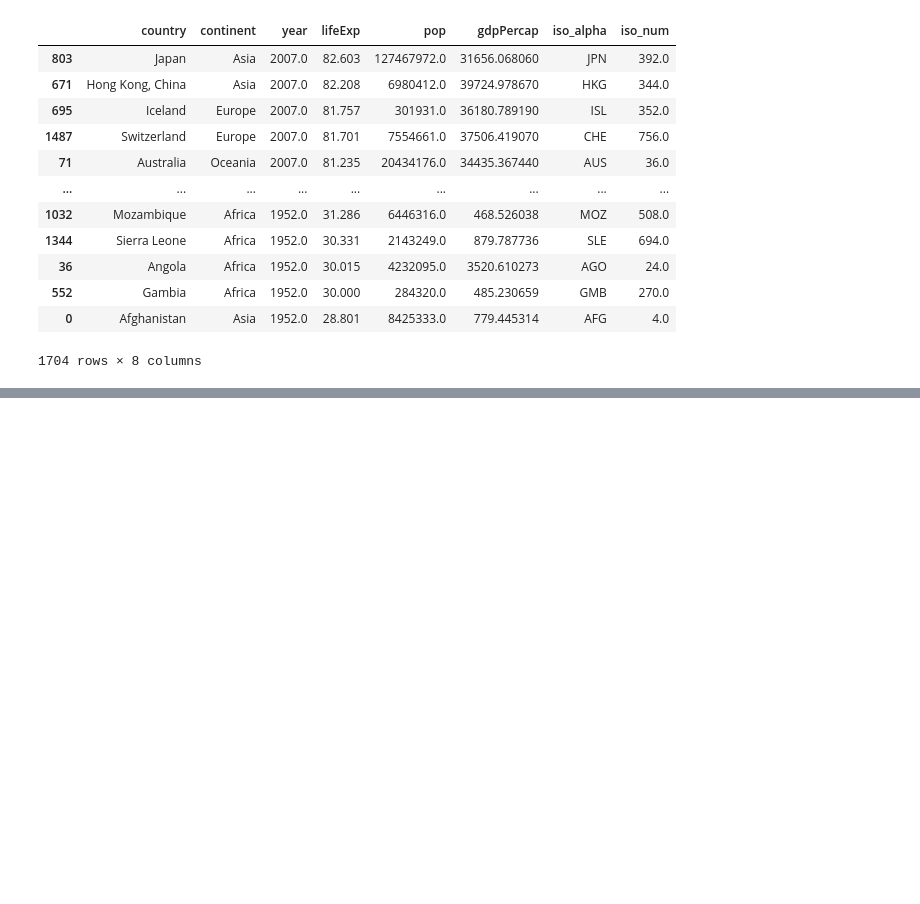
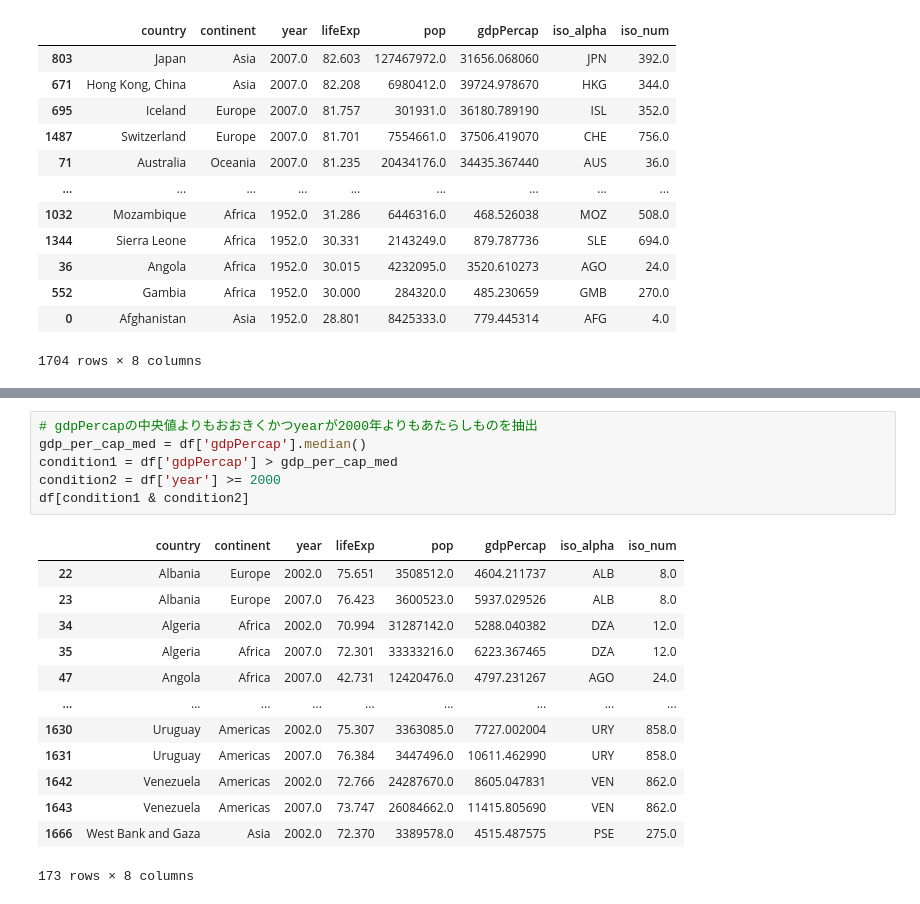
Before and after one commit to RYOTA2528/data_analysis_practice, a Jupyter notebook: DAYxxx_python_larning_list/[DAY17_3]dataFrameの再学習.ipynb, the cells around one changed output, grey strips where cells are left out. Saved outputs shown, nothing was run; the diff lists cells and outputs as text; blank space fills up the shorter version.

```diff
--- a/DAYxxx_python_larning_list/[DAY17_3]dataFrameの再学習.ipynb
+++ b/DAYxxx_python_larning_list/[DAY17_3]dataFrameの再学習.ipynb
@@ -209,0 +259,20 @@ df.sort_values(by=['year','lifeExp'], ascending=False)
+# %%
+# gdpPercapの中央値よりもおおきくかつyearが2000年よりもあたらしものを抽出
+gdp_per_cap_med = df['gdpPercap'].median()
+condition1 = df['gdpPercap'] > gdp_per_cap_med
+condition2 = df['year'] >= 2000
+df[condition1 & condition2]
+# %% [output]
+|  | country | continent | year | lifeExp | pop | gdpPercap | iso_alpha | iso_num |
+| 22 | Albania | Europe | 2002.0 | 75.651 | 3508512.0 | 4604.211737 | ALB | 8.0 |
+| 23 | Albania | Europe | 2007.0 | 76.423 | 3600523.0 | 5937.029526 | ALB | 8.0 |
+| 34 | Algeria | Africa | 2002.0 | 70.994 | 31287142.0 | 5288.040382 | DZA | 12.0 |
+| 35 | Algeria | Africa | 2007.0 | 72.301 | 33333216.0 | 6223.367465 | DZA | 12.0 |
+| 47 | Angola | Africa | 2007.0 | 42.731 | 12420476.0 | 4797.231267 | AGO | 24.0 |
+| ... | ... | ... | ... | ... | ... | ... | ... | ... |
+| 1630 | Uruguay | Americas | 2002.0 | 75.307 | 3363085.0 | 7727.002004 | URY | 858.0 |
+| 1631 | Uruguay | Americas | 2007.0 | 76.384 | 3447496.0 | 10611.462990 | URY | 858.0 |
+| 1642 | Venezuela | Americas | 2002.0 | 72.766 | 24287670.0 | 8605.047831 | VEN | 862.0 |
+| 1643 | Venezuela | Americas | 2007.0 | 73.747 | 26084662.0 | 11415.805690 | VEN | 862.0 |
+| 1666 | West Bank and Gaza | Asia | 2002.0 | 72.370 | 3389578.0 | 4515.487575 | PSE | 275.0 |
+173 rows × 8 columns
```
Also changed, not shown: parts of 3 cells of this notebook.
